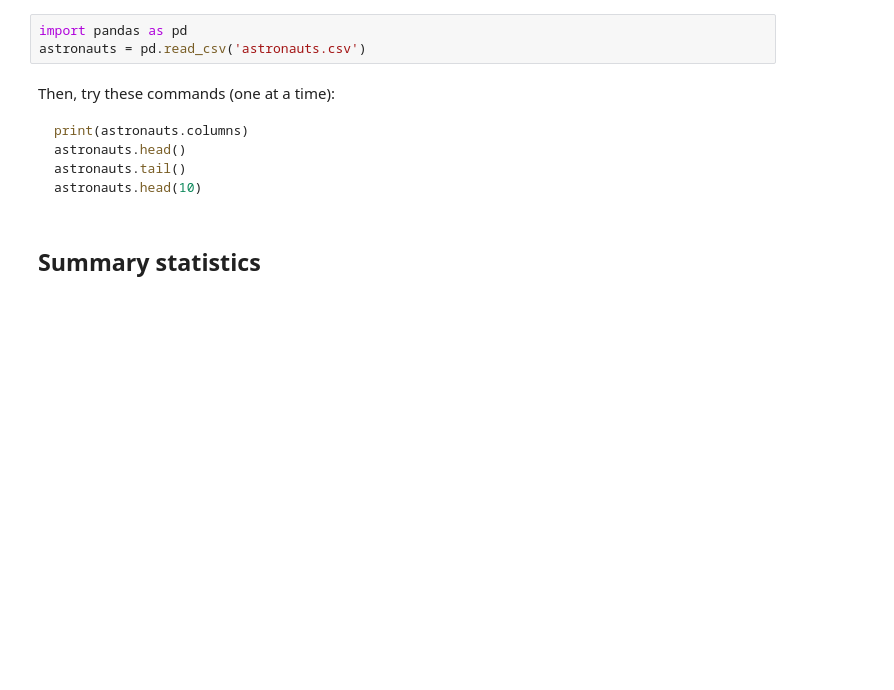
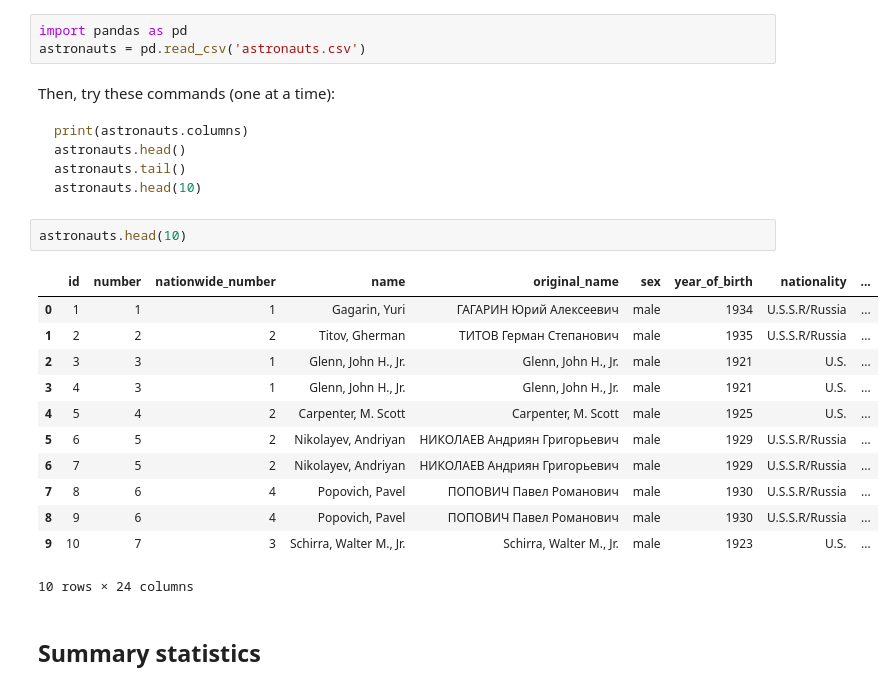
Before and after one commit to chdesvages/ddi-intro-python-21feb23, a Jupyter notebook: presentation.ipynb, the cells around one changed output. Cells and saved outputs as stored; diff of their text form; blank space fills up the shorter version.

````diff
--- a/presentation.ipynb
+++ b/presentation.ipynb
@@ -311,6 +440,21 @@ astronauts.head()
 astronauts.tail()
 astronauts.head(10)
 ```
+# %%
+astronauts.head(10)
+# %% [output]
+|  | id | number | nationwide_number | name | original_name | sex | year_of_birth | nationality | ... |
+| 0 | 1 | 1 | 1 | Gagarin, Yuri | ГАГАРИН Юрий Алексеевич | male | 1934 | U.S.S.R/Russia | ... |
+| 1 | 2 | 2 | 2 | Titov, Gherman | ТИТОВ Герман Степанович | male | 1935 | U.S.S.R/Russia | ... |
+| 2 | 3 | 3 | 1 | Glenn, John H., Jr. | Glenn, John H., Jr. | male | 1921 | U.S. | ... |
+| 3 | 4 | 3 | 1 | Glenn, John H., Jr. | Glenn, John H., Jr. | male | 1921 | U.S. | ... |
+| 4 | 5 | 4 | 2 | Carpenter, M. Scott | Carpenter, M. Scott | male | 1925 | U.S. | ... |
+| 5 | 6 | 5 | 2 | Nikolayev, Andriyan | НИКОЛАЕВ Андриян Григорьевич | male | 1929 | U.S.S.R/Russia | ... |
+| 6 | 7 | 5 | 2 | Nikolayev, Andriyan | НИКОЛАЕВ Андриян Григорьевич | male | 1929 | U.S.S.R/Russia | ... |
+| 7 | 8 | 6 | 4 | Popovich, Pavel | ПОПОВИЧ Павел Романович | male | 1930 | U.S.S.R/Russia | ... |
+| 8 | 9 | 6 | 4 | Popovich, Pavel | ПОПОВИЧ Павел Романович | male | 1930 | U.S.S.R/Russia | ... |
+| 9 | 10 | 7 | 3 | Schirra, Walter M., Jr. | Schirra, Walter M., Jr. | male | 1923 | U.S. | ... |
+10 rows × 24 columns
 # %% [markdown]
 ## Summary statistics
 # %%
````
Also changed, not shown: parts of 29 cells of this notebook.
